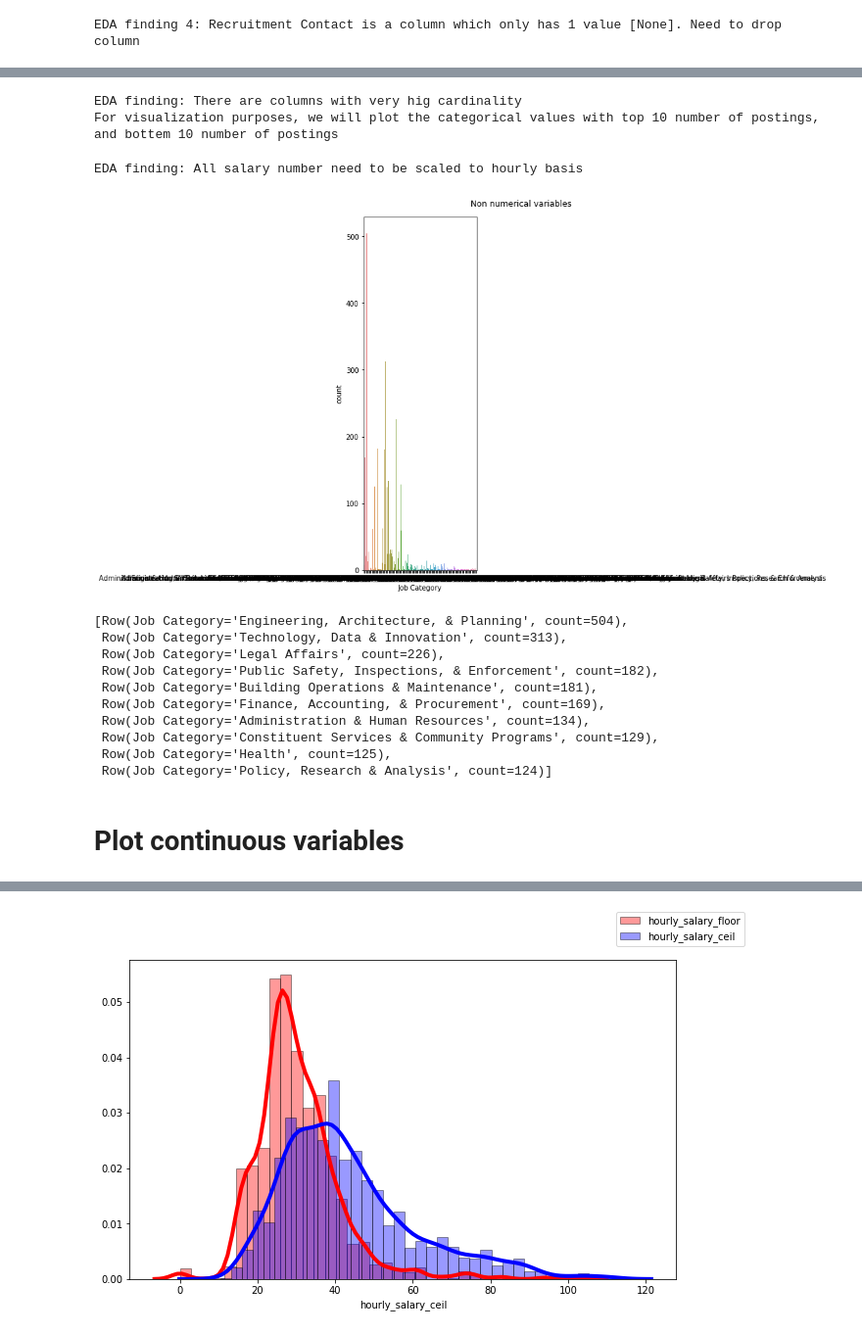
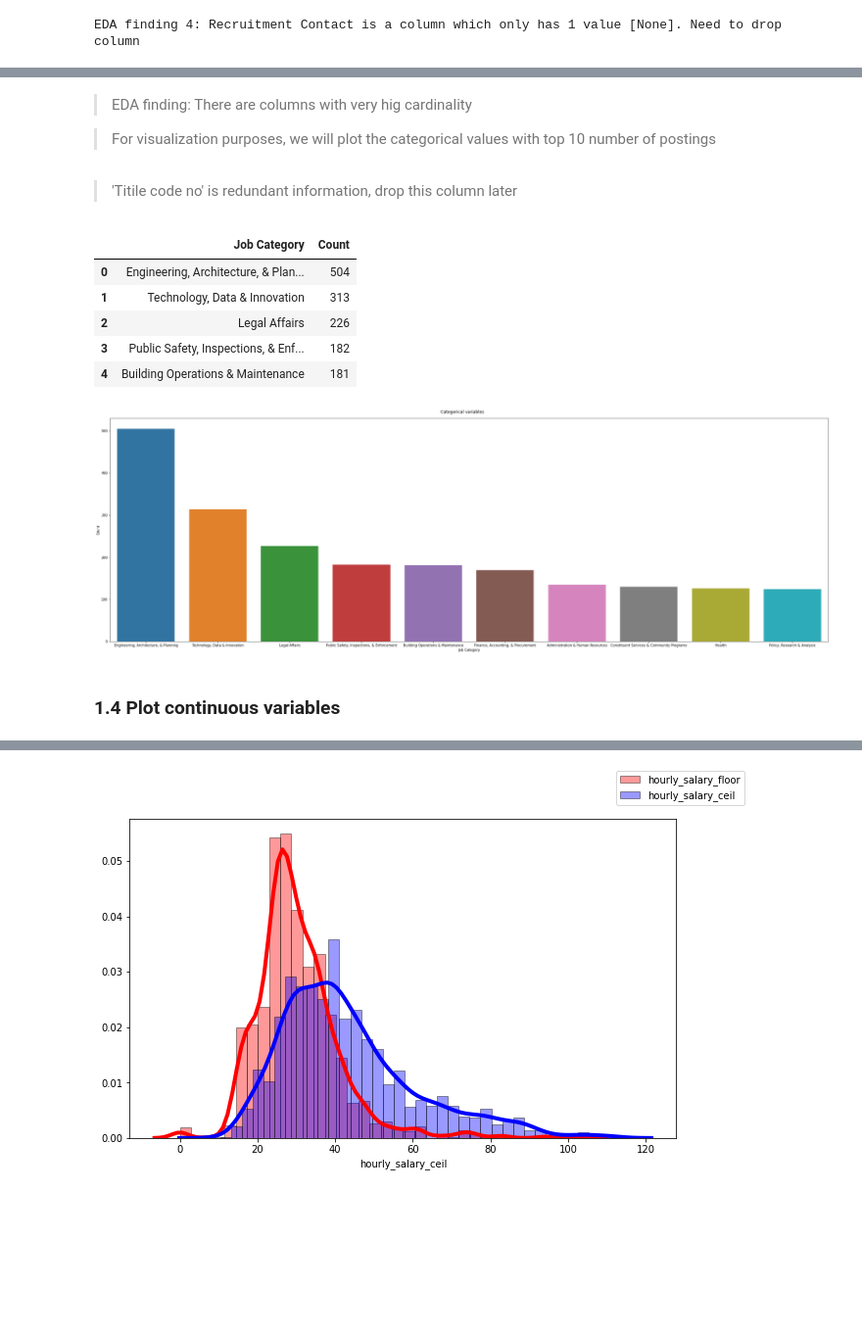
Before and after one commit to Saralytics/EDA-Feature-Engineering-code-challenge, a Jupyter notebook: jupyter/notebook/assesment_notebook.ipynb, the cells around one changed output, grey strips where cells are left out. Shown: that part at 98% size. Saved outputs shown, nothing was run; the diff lists cells and outputs as text; code cells hidden in the pictures; blank space fills up the shorter version.

```diff
--- a/jupyter/notebook/assesment_notebook.ipynb
+++ b/jupyter/notebook/assesment_notebook.ipynb
@@ -158,25 +168,33 @@ only showing top 30 rows
-# %%
-print('EDA finding: There are columns with very hig cardinality')
-print('For visualization purposes, we will plot the categorical values with top 10 number of postings, and bottem 10 number of postings')
-# %% [output]
-EDA finding: There are columns with very hig cardinality
-For visualization purposes, we will plot the categorical values with top 10 number of postings, and bottem 10 number of postings
-# %%
-print('EDA finding: All salary number need to be scaled to hourly basis')
-# %% [output]
-EDA finding: All salary number need to be scaled to hourly basis
+# %% [markdown]
+> EDA finding: There are columns with very hig cardinality
+
+> For visualization purposes, we will plot the categorical values with top 10 number of postings
+# %% [markdown]
+> 'Titile code no' is redundant information, drop this column later
+# %%
+# Count plot
+colname = 'Job Category'
+subset = df.groupBy(colname).agg(count('Job Category').alias('Count')).sort('Count',ascending=False).limit(10)
+df_to_plot = subset.toPandas()
+df_to_plot.head()
+# %% [output]
+|  | Job Category | Count |
+| 0 | Engineering, Architecture, & Plan... | 504 |
+| 1 | Technology, Data & Innovation | 313 |
+| 2 | Legal Affairs | 226 |
+| 3 | Public Safety, Inspections, & Enf... | 182 |
+| 4 | Building Operations & Maintenance | 181 |
 # %%
-for colname in categorical_columns:
-    df_to_plot = pandas_df[colname]
+fig, axs = plt.subplots(constrained_layout=True)
+fig.set_size_inches(30,10)
+fig.suptitle('Categorical variables')
 
-    fig, axs = plt.subplots(constrained_layout=True)
-    fig.set_size_inches(12, 8)
-    fig.suptitle('Categorical variables')
-
-    sns.countplot(
-            data=pandas_df,
-            x='Job Category'
-        )
+sns.barplot(
+    data=df_to_plot,
+    x=colname,
+    y='Count',
+    capsize=.4
+    )
 plt.show()
 # %% [output]
-[figure, old version]
+[figure, new version]
@@ -185,16 +201,3 @@ plt.show()
-# %%
-df.groupBy("Job Category").count().sort("count",ascending=False).take(10)
-# %% [output]
-[Row(Job Category='Engineering, Architecture, & Planning', count=504),
- Row(Job Category='Technology, Data & Innovation', count=313),
- Row(Job Category='Legal Affairs', count=226),
- Row(Job Category='Public Safety, Inspections, & Enforcement', count=182),
- Row(Job Category='Building Operations & Maintenance', count=181),
- Row(Job Category='Finance, Accounting, & Procurement', count=169),
- Row(Job Category='Administration & Human Resources', count=134),
- Row(Job Category='Constituent Services & Community Programs', count=129),
- Row(Job Category='Health', count=125),
- Row(Job Category='Policy, Research & Analysis', count=124)]
 # %% [markdown]
-# Plot continuous variables
+### 1.4 Plot continuous variables
 # %% [markdown]
```
Also changed, not shown: parts of 50 cells of this notebook.
